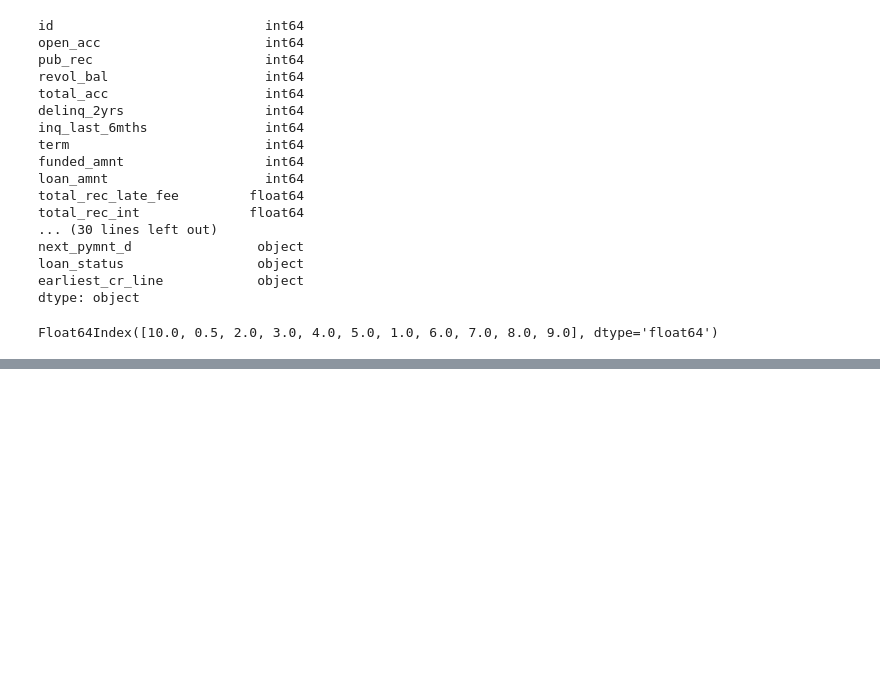
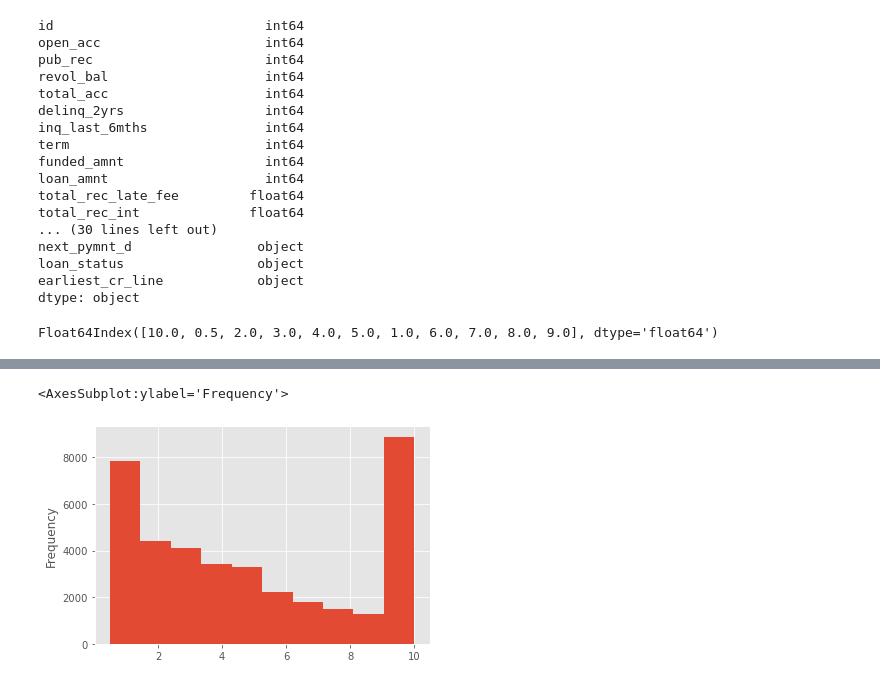
Before and after one commit to tvss93/Lending_Club_Case_Study, a Jupyter notebook: EDA.ipynb, the cells around one changed output, grey strips where cells are left out. Saved outputs shown, nothing was run; the diff lists cells and outputs as text; code cells hidden in the pictures; blank space fills up the shorter version.

```diff
--- a/EDA.ipynb
+++ b/EDA.ipynb
@@ -268,0 +293,5 @@ Float64Index([10.0, 0.5, 2.0, 3.0, 4.0, 5.0, 1.0, 6.0, 7.0, 8.0, 9.0], dtype='fl
+# %%
+non_null_df2['emp_length'].plot.hist()
+# %% [output]
+<AxesSubplot:ylabel='Frequency'>
+[figure, added]
```
Also changed, not shown: parts of 25 cells of this notebook.
